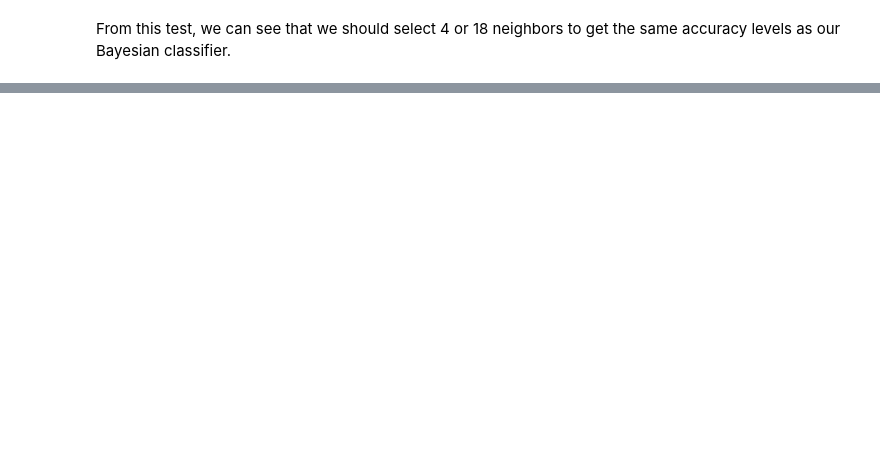
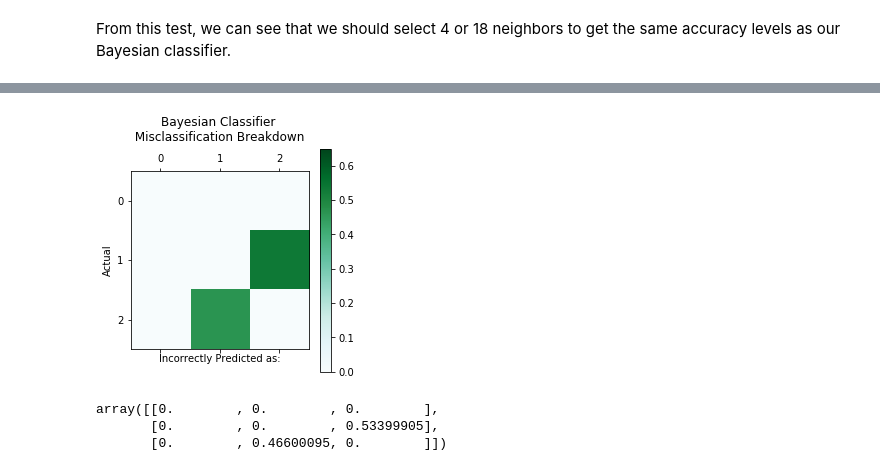
Before and after one commit to ASHSWAN1999/Bayes-vs-Machine-Learning-Comparison, a Jupyter notebook: project3.ipynb, the cells around one changed output, grey strips where cells are left out. Saved outputs shown, nothing was run; the diff lists cells and outputs as text; code cells hidden in the pictures; blank space fills up the shorter version.

```diff
--- a/project3.ipynb
+++ b/project3.ipynb
@@ -184,9 +201,0 @@ def  KNeighbors(seed, n):
-# %%
-for k in range(1, 20):
-    scores = []
-
-    for i in range (0, 30):
-        s = KNeighbors(i, k)
-        scores.append(s)
-
-    print(k, ":", np.mean(scores))
@@ -213,12 +202,16 @@ for k in range(1, 20):
 # %% [markdown]
 From this test, we can see that we should select 4 or 18 neighbors to get the same accuracy levels as our Bayesian classifier.
 # %%
+knn_df = pd.DataFrame()
 scores = []
 
-for i in range (0, 30):
-    s = KNeighbors(i, 4)
+for i in range (0, 1000):
+    s = KNeighbors(i, 18, knn_df)[0]
+    temp = KNeighbors(i, 18, knn_df)[1]
+
     scores.append(s)
-    print("  ")
+    knn_df = knn_df.append(temp, ignore_index=True)
+
 
 print(np.mean(scores))
 # %% [output]
@@ -241,0 +228,21 @@ Flower: 2    Guess: 1    Data: [6.3 2.8 5.1 1.5]
+# %%
+b = [[0, 0, 0], [0, 0, 0], [0, 0, 0]]
+for i in range(0, int(bayes_df.size/3)):
+    x = int(bayes_df.iloc[i]['actual'])
+    y = int(bayes_df.iloc[i]['guess'])
+    b[y][x] += 1
+A = np.array(b)/int(bayes_df.size/3)
+
+plt.matshow(A, vmin=0, vmax=.65, cmap='BuGn')       # same
+plt.colorbar()
+plt.title('Bayesian Classifier \n Misclassification Breakdown \n')
+plt.xlabel('Incorrectly Predicted as:')
+plt.ylabel('Actual')
+plt.show()
+
+A
+# %% [output]
+[figure, added]
+array([[0.        , 0.        , 0.        ],
+       [0.        , 0.        , 0.53399905],
+       [0.        , 0.46600095, 0.        ]])
```
Also changed, not shown: parts of 17 cells of this notebook.
